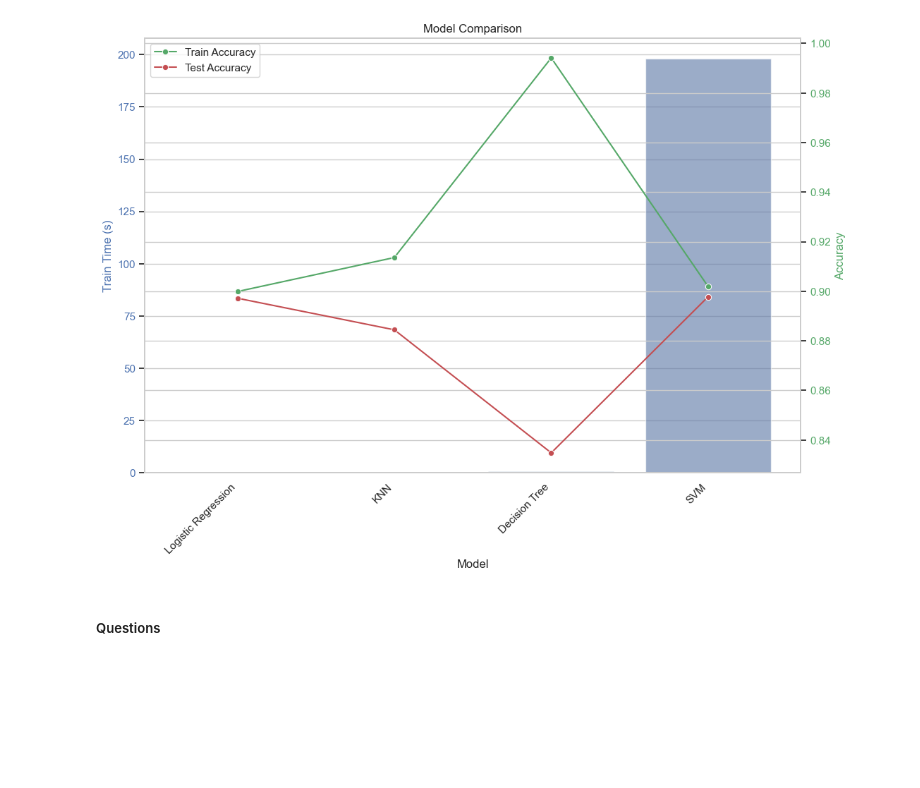
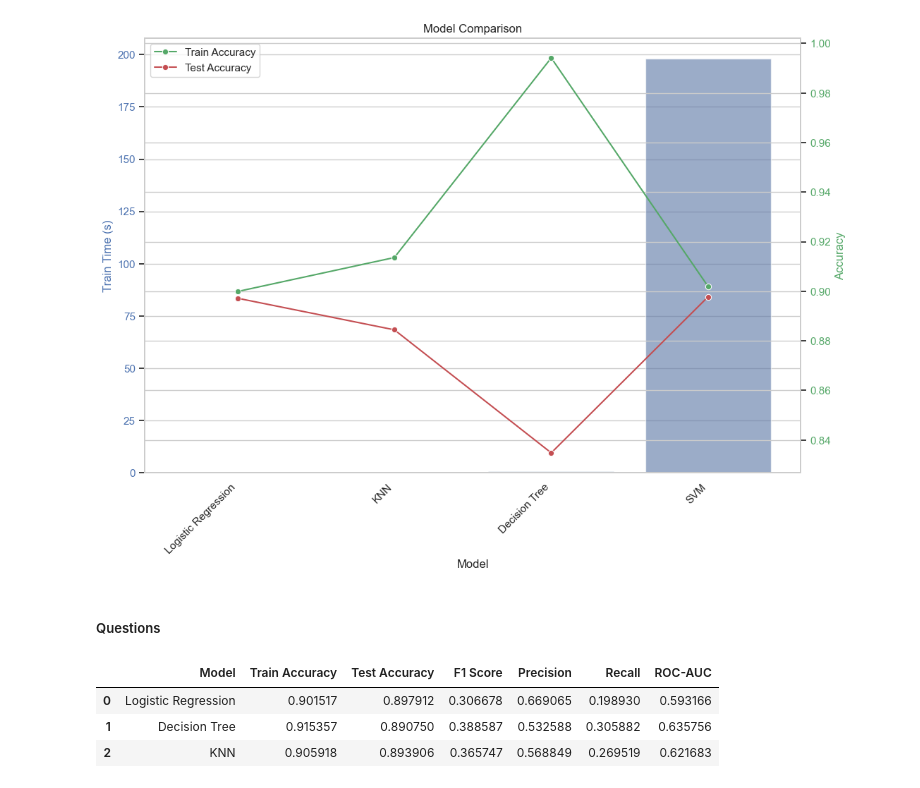
Before and after one commit to neel-mlai-11/module_17_starter, a Jupyter notebook: prompt_III.ipynb, the cells around one changed output. Cells and saved outputs as stored; diff of their text form; code cells hidden in the pictures; blank space fills up the shorter version.

Commit message:
added grid search

```diff
--- a/prompt_III.ipynb
+++ b/prompt_III.ipynb
@@ -477,0 +542,57 @@ plt.show()
+# %%
+# KNN Hyperparameter Tuning
+param_grid_knn = {
+    'n_neighbors': [3, 5, 7, 9, 11],
+    'weights': ['uniform', 'distance'],
+    'metric': ['euclidean', 'manhattan']
+}
+grid_search_knn = GridSearchCV(KNeighborsClassifier(), param_grid_knn, cv=5, scoring='accuracy')
+grid_search_knn.fit(X_train, y_train)
+
+# Best KNN model
+knn_best = grid_search_knn.best_estimator_
+# %%
+# Performance Metrics Calculation Function
+def calculate_metrics(model, X_train, y_train, X_test, y_test):
+    y_train_pred = model.predict(X_train)
+    y_test_pred = model.predict(X_test)
+
+    metrics = {
+        'Train Accuracy': accuracy_score(y_train, y_train_pred),
+        'Test Accuracy': accuracy_score(y_test, y_test_pred),
+        'F1 Score': f1_score(y_test, y_test_pred),
+        'Precision': precision_score(y_test, y_test_pred),
+        'Recall': recall_score(y_test, y_test_pred),
+        'ROC-AUC': roc_auc_score(y_test, y_test_pred)
+    }
+    return metrics
+
+# Logistic Regression Metrics
+metrics_lr = calculate_metrics(lr_best, X_train, y_train, X_test, y_test)
+
+# Decision Tree Metrics
+metrics_dt = calculate_metrics(dt_best, X_train, y_train, X_test, y_test)
+
+# KNN Metrics
+metrics_knn = calculate_metrics(knn_best, X_train, y_train, X_test, y_test)
+
+# SVM Metrics
+#metrics_svm = calculate_metrics(svm_best, X_train, y_train, X_test, y_test)
+
+# Combine all metrics into a DataFrame
+all_metrics = pd.DataFrame({
+    'Model': ['Logistic Regression', 'Decision Tree', 'KNN'],
+    'Train Accuracy': [metrics_lr['Train Accuracy'], metrics_dt['Train Accuracy'], metrics_knn['Train Accuracy']],
+    'Test Accuracy': [metrics_lr['Test Accuracy'], metrics_dt['Test Accuracy'], metrics_knn['Test Accuracy'],],
+    'F1 Score': [metrics_lr['F1 Score'], metrics_dt['F1 Score'], metrics_knn['F1 Score']],
+    'Precision': [metrics_lr['Precision'], metrics_dt['Precision'], metrics_knn['Precision']],
+    'Recall': [metrics_lr['Recall'], metrics_dt['Recall'], metrics_knn['Recall']],
+    'ROC-AUC': [metrics_lr['ROC-AUC'], metrics_dt['ROC-AUC'], metrics_knn['ROC-AUC']]
+})
+
+all_metrics
+# %% [output]
+|  | Model | Train Accuracy | Test Accuracy | F1 Score | Precision | Recall | ROC-AUC |
+| 0 | Logistic Regression | 0.901517 | 0.897912 | 0.306678 | 0.669065 | 0.198930 | 0.593166 |
+| 1 | Decision Tree | 0.915357 | 0.890750 | 0.388587 | 0.532588 | 0.305882 | 0.635756 |
+| 2 | KNN | 0.905918 | 0.893906 | 0.365747 | 0.568849 | 0.269519 | 0.621683 |
```
Also changed, not shown: parts of 3 cells of this notebook.
